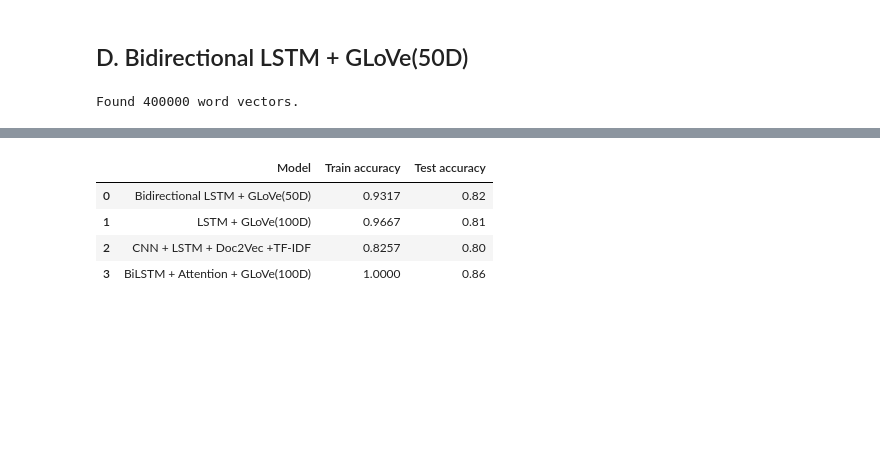
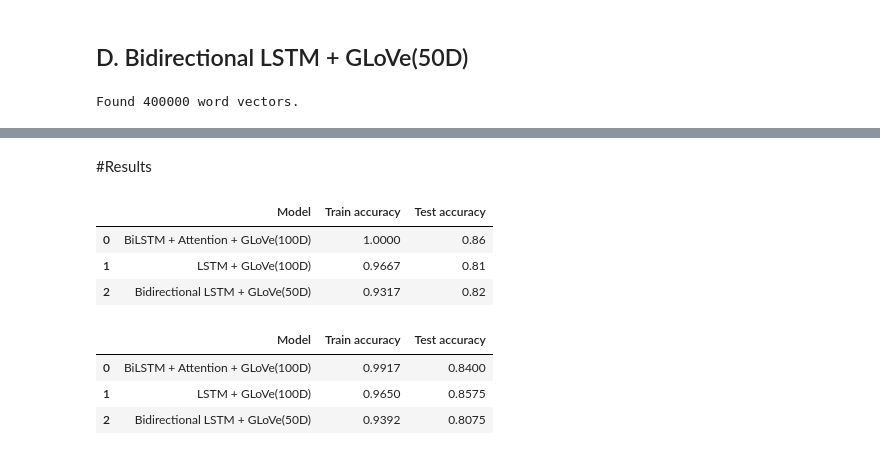
Before and after one commit to AkliYalaoui/Deceptive-Opinion-Spam-Classification, a Jupyter notebook: yelp_deep_learning_BiLSTM_LSTM_Bidirectional.ipynb, the cells around one changed output, grey strips where cells are left out. Drawn from its saved outputs; the diff is of its cells as text; code cells hidden in the pictures; blank space fills up the shorter version.

```diff
--- a/yelp_deep_learning_BiLSTM_LSTM_Bidirectional.ipynb
+++ b/yelp_deep_learning_BiLSTM_LSTM_Bidirectional.ipynb
@@ -701,14 +728,22 @@ plt.show()
+# %% [markdown]
+#Results
 # %%
-dl_results = {
-    "Model" : ["Bidirectional LSTM + GLoVe(50D)", "LSTM + GLoVe(100D)", "CNN + LSTM + Doc2Vec +TF-IDF", "BiLSTM + Attention + GLoVe(100D)"],
-    "Train accuracy" : [0.9317, 0.9667, 0.8257, 1.0000 ],
-    "Test accuracy": [0.8200, 0.8100, 0.8000, 0.8600]
+paper_results = {
+    "Model" : ["BiLSTM + Attention + GLoVe(100D)","LSTM + GLoVe(100D)","Bidirectional LSTM + GLoVe(50D)" ],
+    "Train accuracy" : [1.0000, 0.9667,0.9317 ],
+    "Test accuracy": [0.8600, 0.8100,0.8200]
 }
 
-pd.DataFrame(dl_results)
+pd.DataFrame(paper_results)
 # %% [output]
 |  | Model | Train accuracy | Test accuracy |
-| 0 | Bidirectional LSTM + GLoVe(50D) | 0.9317 | 0.82 |
+| 0 | BiLSTM + Attention + GLoVe(100D) | 1.0000 | 0.86 |
 | 1 | LSTM + GLoVe(100D) | 0.9667 | 0.81 |
-| 2 | CNN + LSTM + Doc2Vec +TF-IDF | 0.8257 | 0.80 |
-| 3 | BiLSTM + Attention + GLoVe(100D) | 1.0000 | 0.86 |
+| 2 | Bidirectional LSTM + GLoVe(50D) | 0.9317 | 0.82 |
+# %%
+pd.DataFrame(yelp_results)
+# %% [output]
+|  | Model | Train accuracy | Test accuracy |
+| 0 | BiLSTM + Attention + GLoVe(100D) | 0.9917 | 0.8400 |
+| 1 | LSTM + GLoVe(100D) | 0.9650 | 0.8575 |
+| 2 | Bidirectional LSTM + GLoVe(50D) | 0.9392 | 0.8075 |
```
Also changed, not shown: parts of 25 cells of this notebook, 5 other files.
